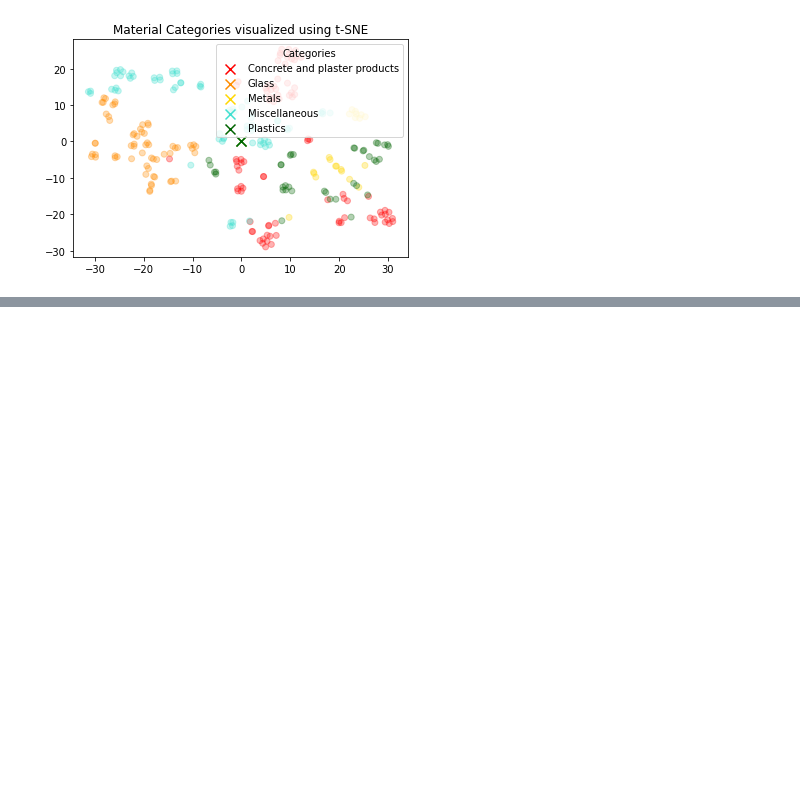
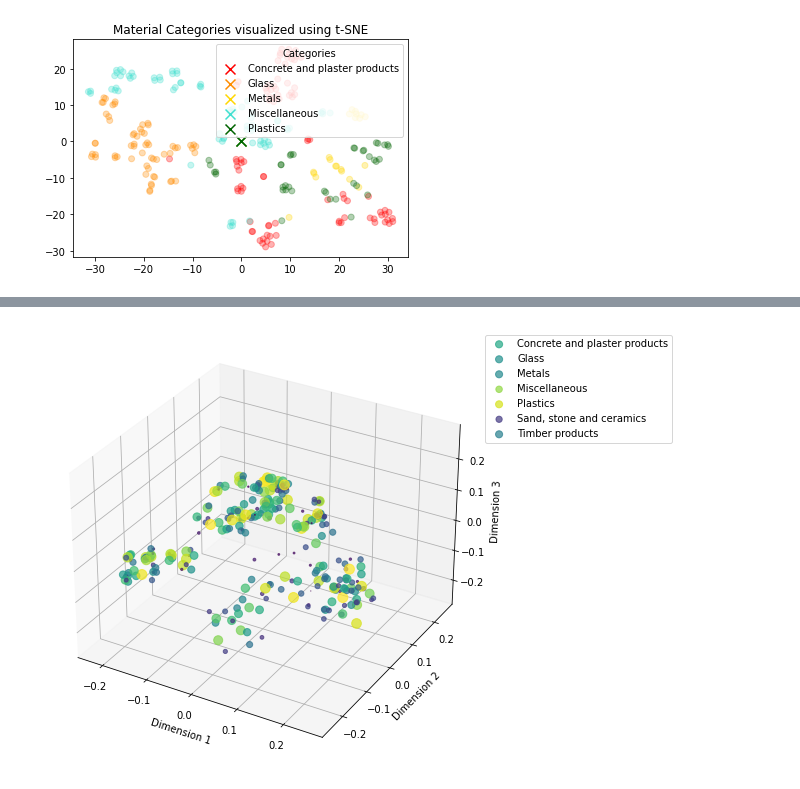
Before and after one commit to KarsonKKC/FADA3030, a Jupyter notebook: embaddings testing.ipynb, the cells around one changed output, grey strips where cells are left out. Cells and saved outputs as stored; diff of their text form; code cells hidden in the pictures; blank space fills up the shorter version.

```diff
--- a/embaddings testing.ipynb
+++ b/embaddings testing.ipynb
@@ -286,0 +280,54 @@ plt.show()
+# %%
+import pandas as pd
+from openai.embeddings_utils import get_embeddings
+from sklearn.decomposition import PCA
+import matplotlib.pyplot as plt
+from mpl_toolkits.mplot3d import Axes3D
+import numpy as np
+
+# Load your material dataset
+csv_path = "EPiC_Database_2019.csv"
+material_data = pd.read_csv(csv_path)
+
+# Query embeddings for your material data
+text_data = material_data["Material"].tolist()
+matrix = get_embeddings(text_data, engine="text-embedding-ada-002")
+
+# Reduce the embedding dimensionality
+pca = PCA(n_components=3)
+vis_dims = pca.fit_transform(matrix)
+material_data["embed_vis"] = vis_dims.tolist()
+
+# Add a random 4th dimension for demonstration
+material_data["fourth_dimension"] = np.random.rand(len(material_data))
+
+# Increase the figure size for a larger graph
+fig = plt.figure(figsize=(12, 8))
+ax = fig.add_subplot(111, projection='3d')
+
+cmap = plt.get_cmap("viridis")
+unique_categories = material_data["Category"].unique()
+
+# Plot each category individually
+for i, category in enumerate(unique_categories):
+    sub_data = material_data[material_data["Category"] == category]
+    x = sub_data["embed_vis"].apply(lambda v: v[0])
+    y = sub_data["embed_vis"].apply(lambda v: v[1])
+    z = sub_data["embed_vis"].apply(lambda v: v[2])
+    fourth_dim = sub_data["fourth_dimension"]
+
+    colors = cmap(fourth_dim)  # Use color to represent the fourth dimension
+    sizes = fourth_dim * 100  # Use size to represent the fourth dimension
+
+    ax.scatter(x, y, z, c=colors, s=sizes, label=category, alpha=0.7)
+
+ax.set_xlabel('Dimension 1')
+ax.set_ylabel('Dimension 2')
+ax.set_zlabel('Dimension 3')
+
+# Move the legend outside the plot
+ax.legend(loc='upper left', bbox_to_anchor=(1, 1))
+
+plt.show()
+# %% [output]
+[figure, added]
```
Also changed, not shown: parts of 9 cells of this notebook, 3 other files.
